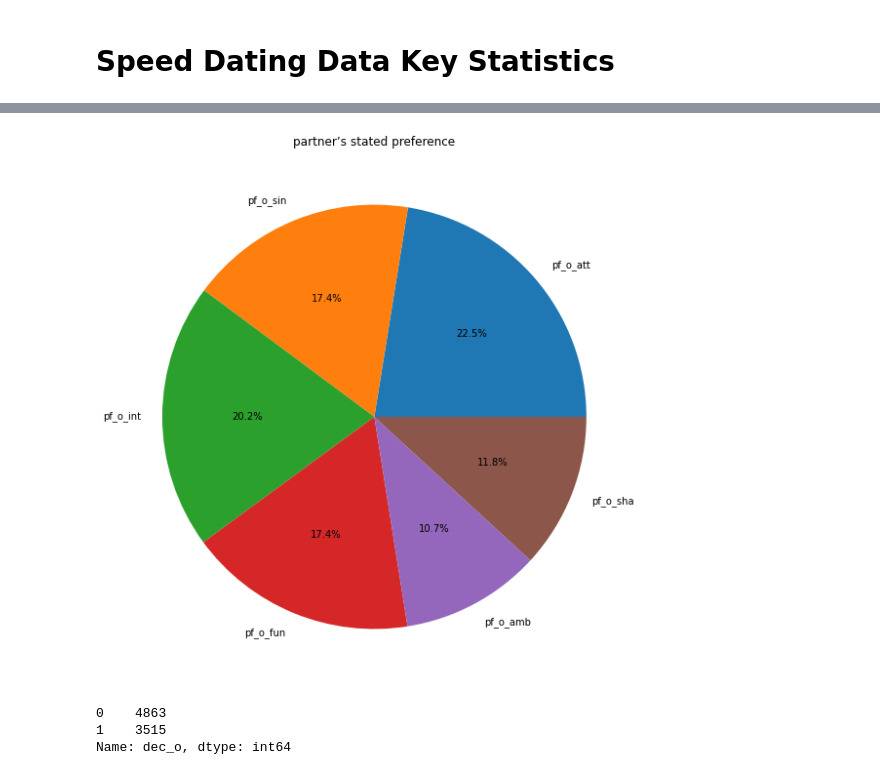
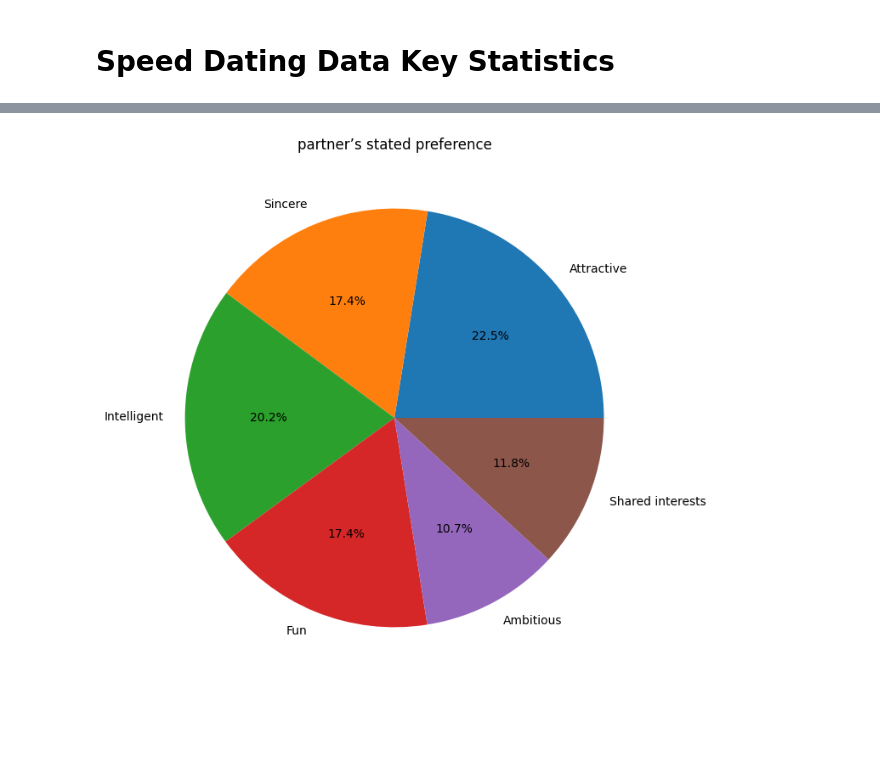
Before and after one commit to Stylomines/speed_dating, a Jupyter notebook: 01-Project_speed_dating.ipynb, the cells around one changed output, grey strips where cells are left out. Drawn from its saved outputs; the diff is of its cells as text; code cells hidden in the pictures; blank space fills up the shorter version.

```diff
--- a/01-Project_speed_dating.ipynb
+++ b/01-Project_speed_dating.ipynb
@@ -263,15 +236,10 @@ Name: pf_o_att, dtype: float64
 # %%
-preference = dataset[['pf_o_att', 'pf_o_sin','pf_o_int','pf_o_fun',	'pf_o_amb',	'pf_o_sha']].mean()
-
-plt.figure(figsize=(10,10))
-plt.pie(preference ,labels = preference.index, autopct='%1.1f%%')
+# partner’s stated preference at Time 1 for all 6 attributes
+preference = dataset[['pf_o_att', 'pf_o_sin','pf_o_int','pf_o_fun', 'pf_o_amb', 'pf_o_sha']].mean()
+labels = ['Attractive', 'Sincere', 'Intelligent', 'Fun', 'Ambitious', 'Shared interests']
+plt.figure(figsize=(8,8))
+plt.pie(preference ,labels = labels, autopct='%1.1f%%')
 plt.title("partner’s stated preference")
 plt.show()
 # %% [output]
-[figure, old version]
+[figure, new version]
-# %%
-dataset['dec_o'].value_counts()
-# %% [output]
-0    4863
-1    3515
-Name: dec_o, dtype: int64
```
Also changed, not shown: parts of 42 cells of this notebook, 1 other file.
